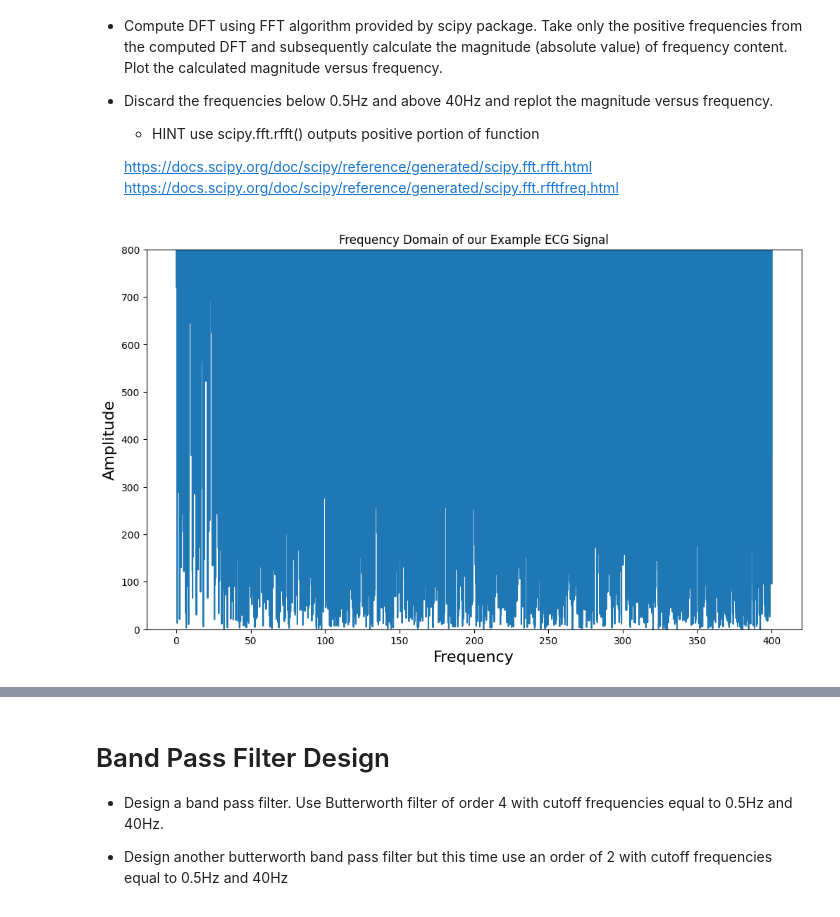
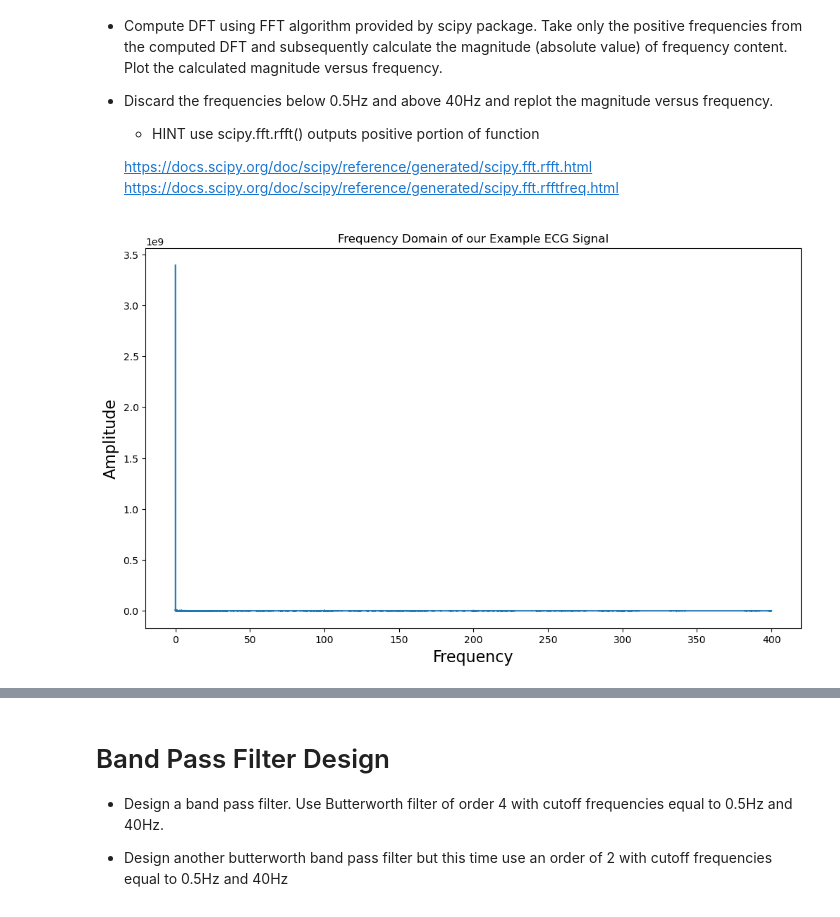
Before and after one commit to OmarNasri/DTEK0042-exer1, a Jupyter notebook: moodle.utu.fi_pluginfile.php_1707247_mod_resource_content_1_DTEK0042 Exercise 2.ipynb, the cells around one changed output, grey strips where cells are left out. Saved outputs shown, nothing was run; the diff lists cells and outputs as text; code cells hidden in the pictures.

```diff
--- a/moodle.utu.fi_pluginfile.php_1707247_mod_resource_content_1_DTEK0042 Exercise 2.ipynb
+++ b/moodle.utu.fi_pluginfile.php_1707247_mod_resource_content_1_DTEK0042 Exercise 2.ipynb
@@ -76,20 +76,20 @@ plt.show()
 # %%
 # code
 #answer using numpy
 
 Fs=800
 sig_len=len(ECG_sig)
 ECG_meanremoved=ECG_sig-np.mean(ECG_sig)
 
 
 fx=fftpack.rfftfreq(sig_len,1/Fs) #get freqs for x axis
 fy=fftpack.rfft(ECG_sig) # get real value fft, from 0hz to Fs/2
 plt.figure(figsize=(12,7))
 plt.title("Frequency Domain of our Example ECG Signal")
 plt.xlabel("Frequency",fontsize=16)
 plt.ylabel("Amplitude",fontsize=16)
 plt.plot(fx,np.abs(fy))
-plt.ylim(0,800)
+# plt.ylim(0,800)
 plt.show()
 # %% [output]
-[figure, old version]
+[figure, new version]
```
Also changed, not shown: parts of 10 cells of this notebook.
